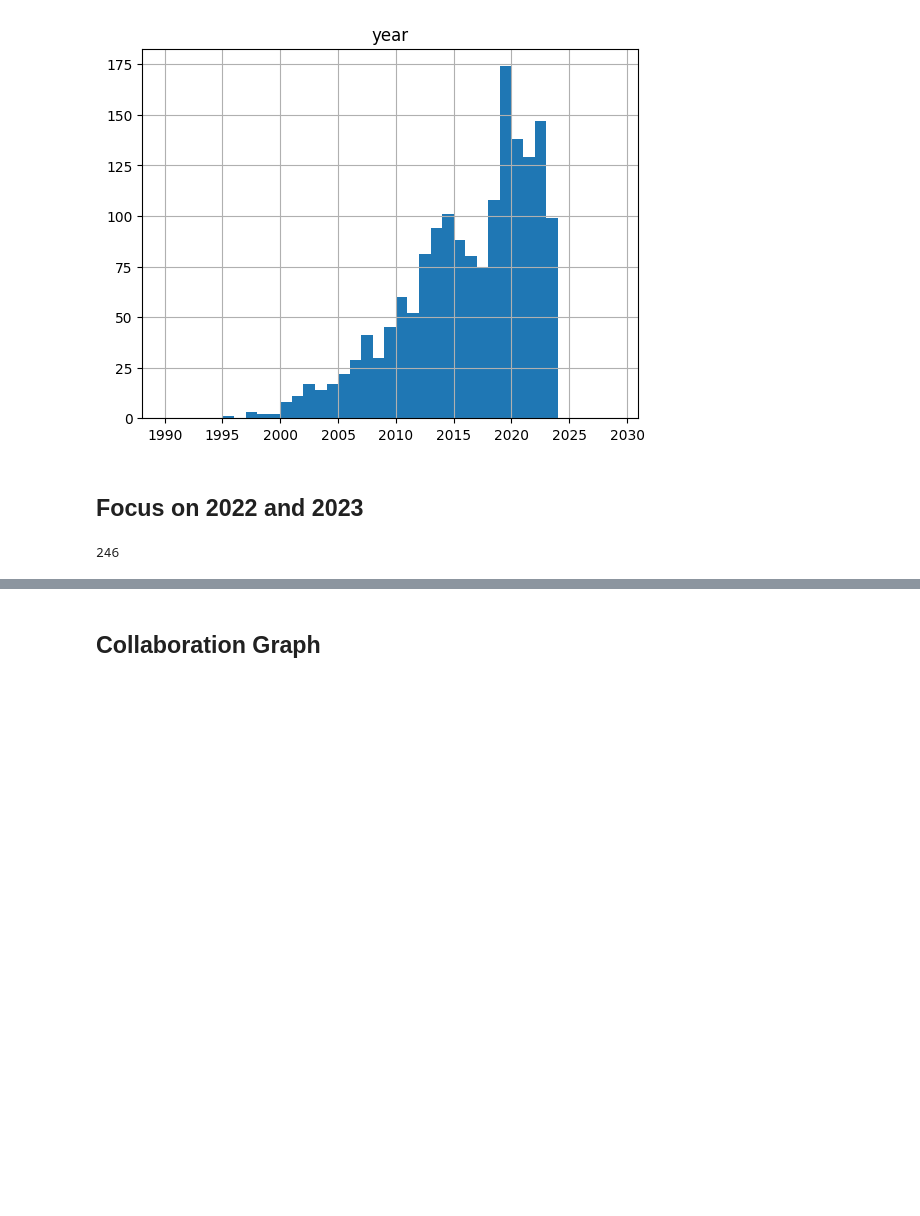
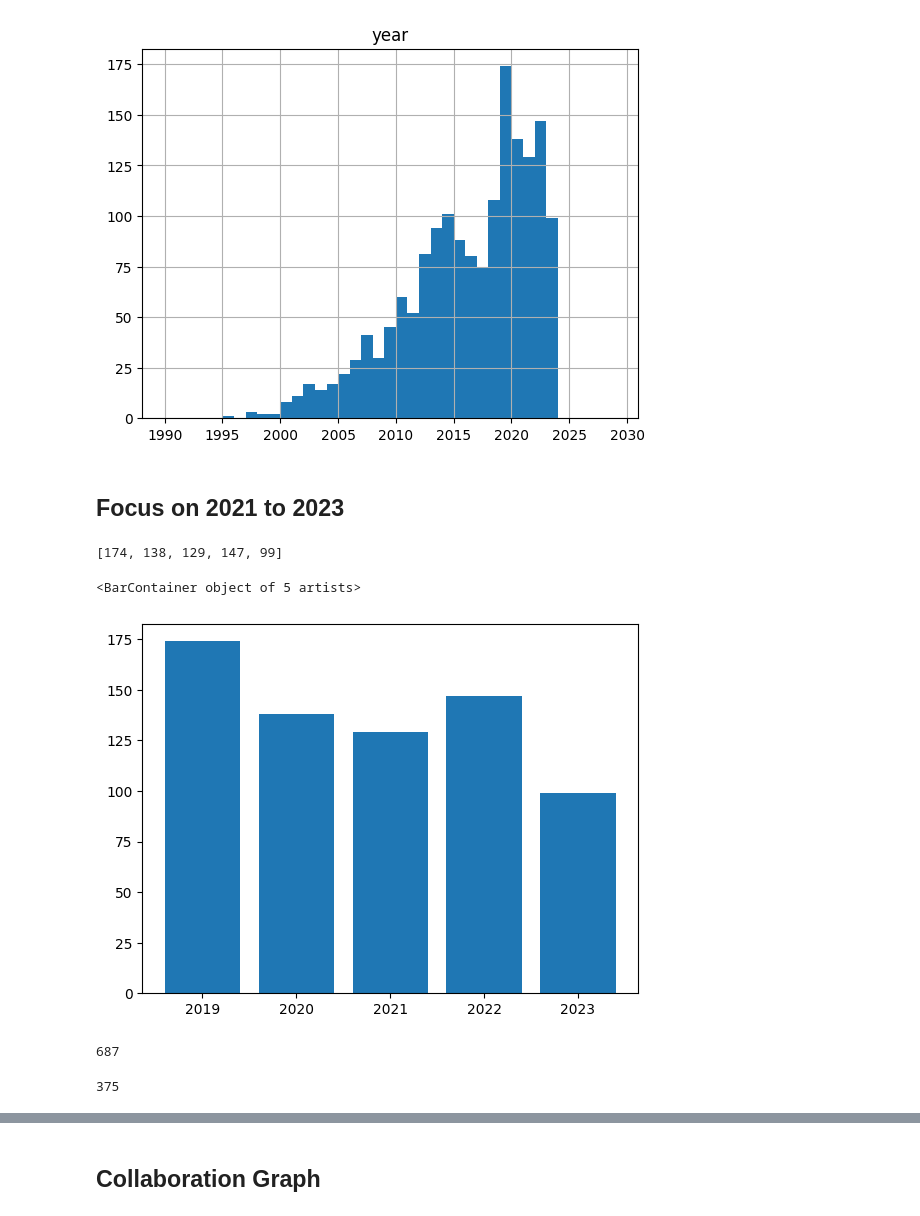
Before and after one commit to arthurrichards77/publication_scraping, a Jupyter notebook: analysis.ipynb, the cells around one changed output, grey strips where cells are left out. Cells and saved outputs as stored; diff of their text form; code cells hidden in the pictures; blank space fills up the shorter version.

```diff
--- a/analysis.ipynb
+++ b/analysis.ipynb
@@ -15,4 +42,4 @@ hist = brl_always.hist(column=['year'],bins=range(1990,2030))
 # %% [output]
 [figure]
 # %% [markdown]
-## Focus on 2022 and 2023
+## Focus on 2021 to 2023
@@ -21,7 +46,23 @@ brl_2023 = pd.read_excel('results/brl_2023_2023.xlsx')
-# %%
-total_num_papers = len(brl_2023)
-total_num_papers
-# %% [output]
-246
+# %%
+years = [2019, 2020, 2021, 2022, 2023]
+num_papers = [sum(brl_always['year']==y) for y in years]
+num_papers
+# %% [output]
+[174, 138, 129, 147, 99]
+# %%
+import matplotlib.pyplot as plt
+plt.bar(years,num_papers)
+# %% [output]
+<BarContainer object of 5 artists>
+[figure, added]
+# %%
+brl_since_2018 = brl_always[brl_always['year']>2018]
+len(brl_since_2018)
+# %% [output]
+687
+# %%
+sum(num_papers)
+# %% [output]
+375
 # %%
 authors = set([])
```
Also changed, not shown: parts of 7 cells of this notebook.
